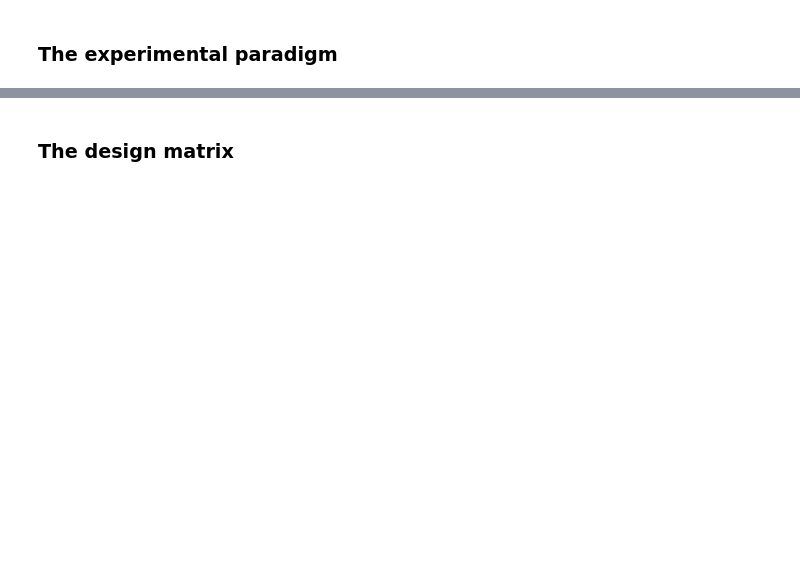
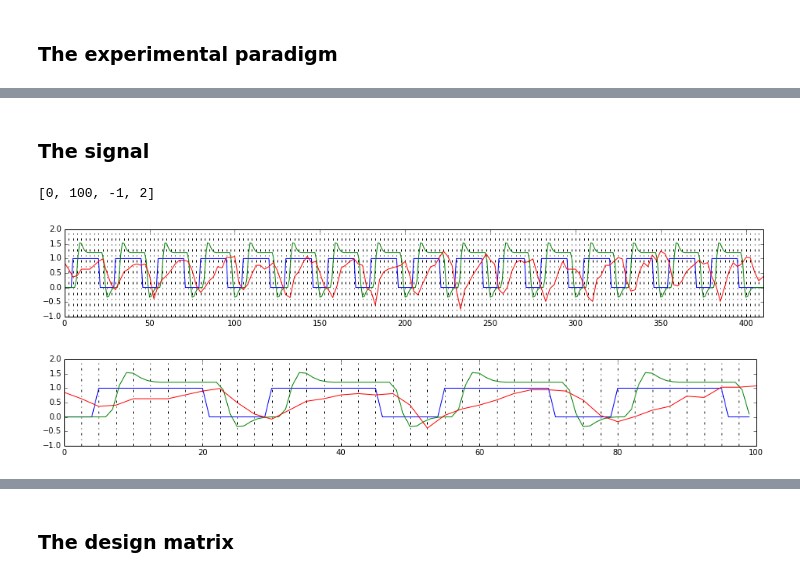
Before and after one commit to pyhrf/pyhrf, a Jupyter notebook: python/pyhrf/notebook/HEROES_data.ipynb, the cells around one changed output, grey strips where cells are left out. Cells and saved outputs as stored; diff of their text form; code cells hidden in the pictures; blank space fills up the shorter version.

```diff
--- a/python/pyhrf/notebook/HEROES_data.ipynb
+++ b/python/pyhrf/notebook/HEROES_data.ipynb
@@ -68,0 +70,35 @@ plt.axis([0, 100, -1, 2])
+# %% [markdown]
+### The signal
+# %%
+# Load data and parameters
+t_r = 2.5
+niimg = nb.load(data_fn)
+bold_data = niimg.get_data()
+n_scans = bold_data.shape[3]
+frametimes = np.arange(0, n_scans * t_r, t_r)
+
+vox = [26, 9, 25]
+vox = [29, 8, 22]
+#vox = [28, 10, 22]
+
+timeseries = bold_data[vox[0], vox[1], vox[2], :]
+timeseries_0 = timeseries - timeseries.mean()
+timeseries_scaled = timeseries_0 / (timeseries_0.max() - timeseries_0.min()) * 2 + 0.5
+
+plt.figure(figsize=(16, 2))
+plt.plot(time_grid, time_line)
+plt.plot(continuous_regressors)
+plt.plot(frametimes, timeseries_scaled)
+plt.vlines(np.arange(0, time_grid.max(), TR), -1, 12, linestyle='-.')
+plt.axis([0, max_time, -1, 2])
+
+plt.figure(figsize=(16, 2))
+plt.plot(time_grid[:100], time_line[:100])
+plt.plot(continuous_regressors[:100])
+plt.plot(frametimes[:41], timeseries_scaled[:41])
+plt.vlines(np.arange(0, 100, TR), -1, 12, linestyle='-.')
+plt.axis([0, 100, -1, 2])
+# %% [output]
+[0, 100, -1, 2]
+[figure, added]
+[figure, added]
```
Also changed, not shown: parts of 17 cells of this notebook.
